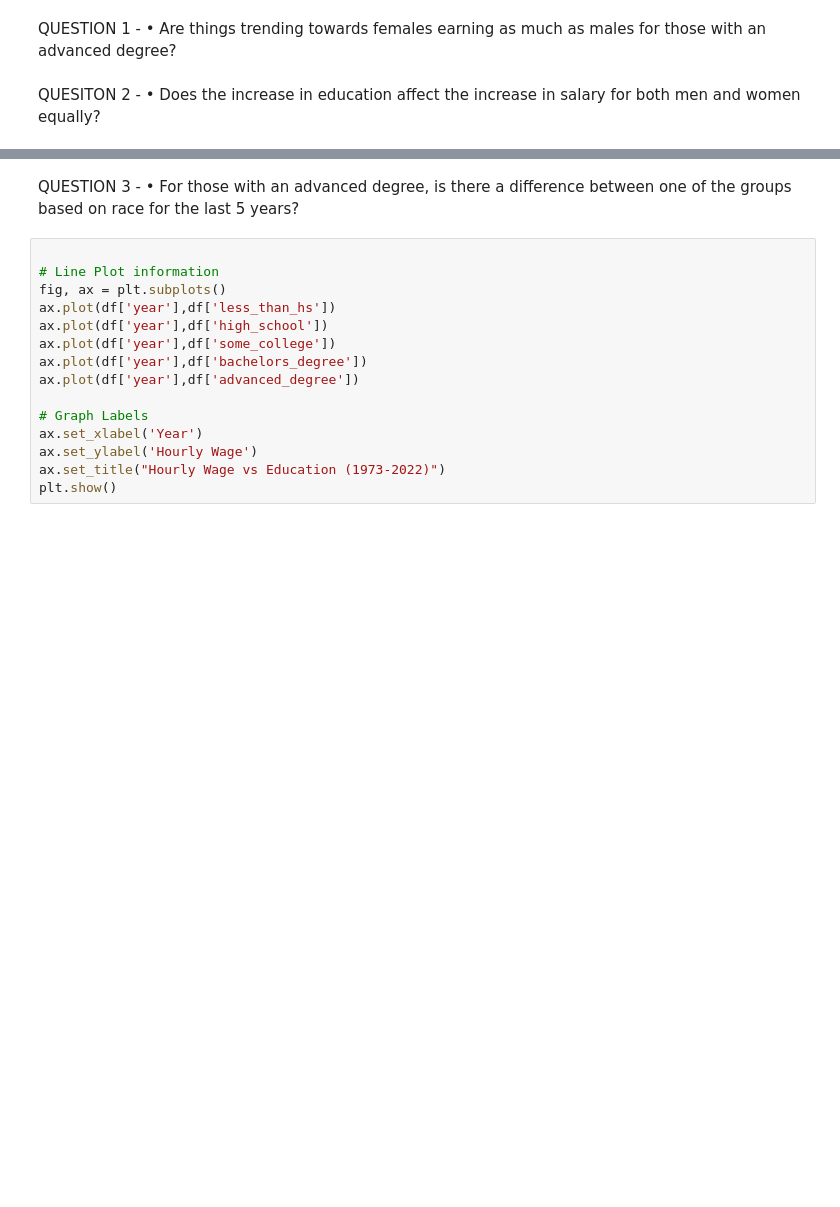
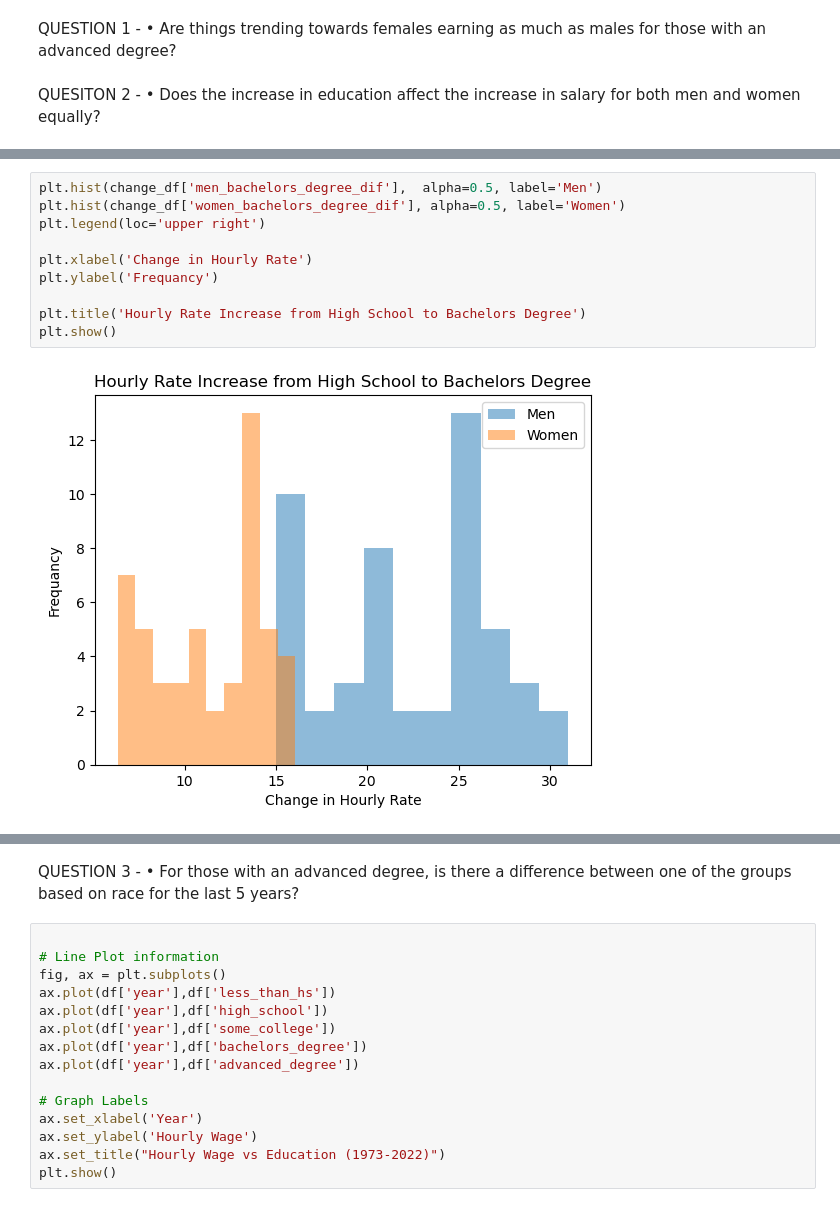
Before and after one commit to Crashapple/Project_1, a Jupyter notebook: Project1.ipynb, the cells around one changed output, grey strips where cells are left out. Saved outputs shown, nothing was run; the diff lists cells and outputs as text; blank space fills up the shorter version.

```diff
--- a/Project1.ipynb
+++ b/Project1.ipynb
@@ -41,0 +161,12 @@ QUESITON 2 - •	Does the increase in education affect the increase in salary fo
+# %%
+plt.hist(change_df['men_bachelors_degree_dif'],  alpha=0.5, label='Men')
+plt.hist(change_df['women_bachelors_degree_dif'], alpha=0.5, label='Women')
+plt.legend(loc='upper right')
+
+plt.xlabel('Change in Hourly Rate')
+plt.ylabel('Frequancy')
+
+plt.title('Hourly Rate Increase from High School to Bachelors Degree')
+plt.show()
+# %% [output]
+[figure, added]
```
Also changed, not shown: parts of 8 cells of this notebook.
